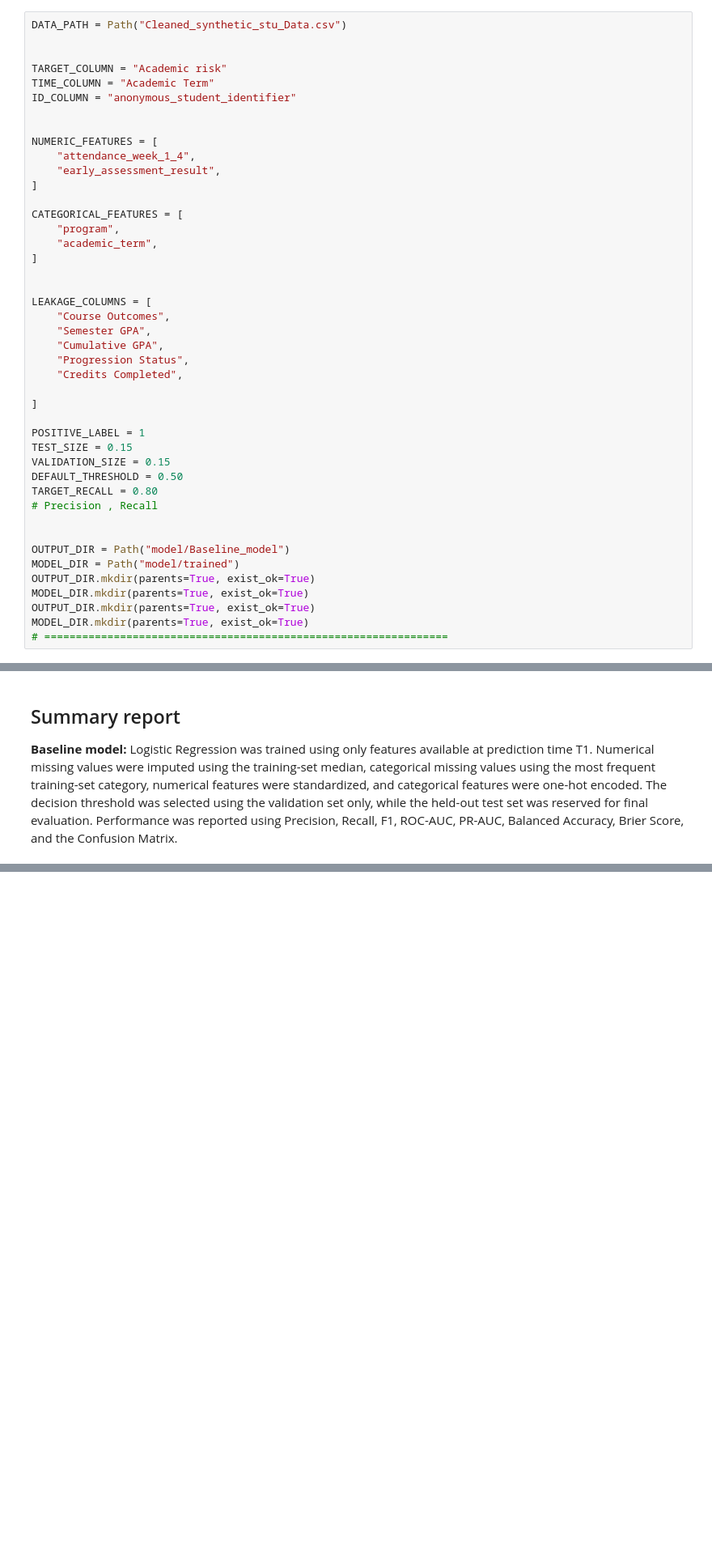
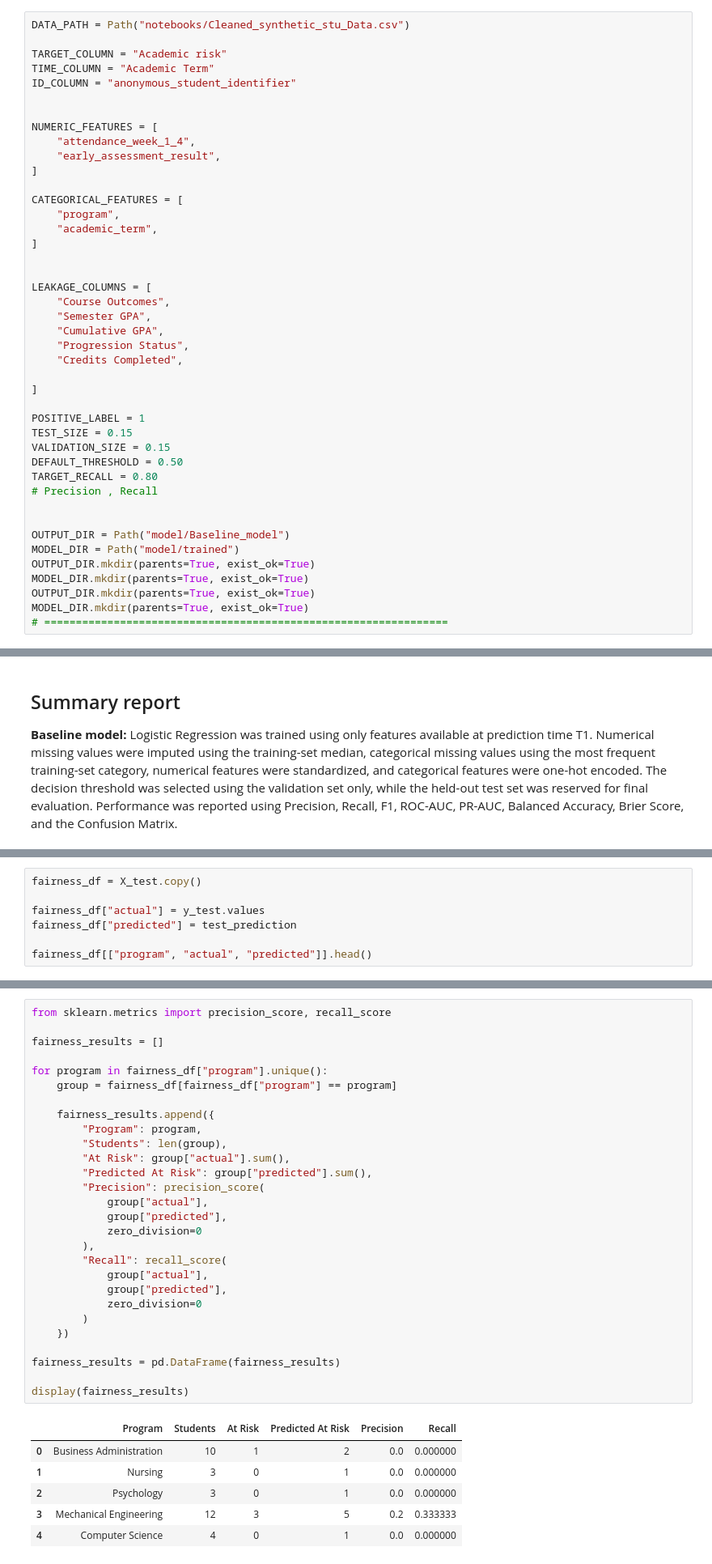
Before and after one commit to Ran1An9k/DS502_early-warning-system, a Jupyter notebook: Model_Baseline_Complete.ipynb, the cells around one changed output, grey strips where cells are left out. Shown at 81% size. Cells and saved outputs as stored; diff of their text form; blank space fills up the shorter version.

Commit message:
Add Decision Tree model comparison and fairness evaluation

```diff
--- a/Model_Baseline_Complete.ipynb
+++ b/Model_Baseline_Complete.ipynb
@@ -47,8 +47,7 @@ RANDOM_STATE = 42
 - `TIME_COLUMN`: Optional, if exist will be used for timaline split.
 - `LEAKAGE_COLUMNS`: Which future columns or discovering the objective.
 # %%
-DATA_PATH = Path("Cleaned_synthetic_stu_Data.csv")
-
+DATA_PATH = Path("notebooks/Cleaned_synthetic_stu_Data.csv")
 
 TARGET_COLUMN = "Academic risk"
 TIME_COLUMN = "Academic Term"
@@ -642,0 +644,7 @@ Saved outputs:
+# %%
+fairness_df = X_test.copy()
+
+fairness_df["actual"] = y_test.values
+fairness_df["predicted"] = test_prediction
+
+fairness_df[["program", "actual", "predicted"]].head()
@@ -642,0 +658,35 @@ Saved outputs:
+# %%
+from sklearn.metrics import precision_score, recall_score
+
+fairness_results = []
+
+for program in fairness_df["program"].unique():
+    group = fairness_df[fairness_df["program"] == program]
+
+    fairness_results.append({
+        "Program": program,
+        "Students": len(group),
+        "At Risk": group["actual"].sum(),
+        "Predicted At Risk": group["predicted"].sum(),
+        "Precision": precision_score(
+            group["actual"],
+            group["predicted"],
+            zero_division=0
+        ),
+        "Recall": recall_score(
+            group["actual"],
+            group["predicted"],
+            zero_division=0
+        )
+    })
+
+fairness_results = pd.DataFrame(fairness_results)
+
+display(fairness_results)
+# %% [output]
+|  | Program | Students | At Risk | Predicted At Risk | Precision | Recall |
+| 0 | Business Administration | 10 | 1 | 2 | 0.0 | 0.000000 |
+| 1 | Nursing | 3 | 0 | 1 | 0.0 | 0.000000 |
+| 2 | Psychology | 3 | 0 | 1 | 0.0 | 0.000000 |
+| 3 | Mechanical Engineering | 12 | 3 | 5 | 0.2 | 0.333333 |
+| 4 | Computer Science | 4 | 0 | 1 | 0.0 | 0.000000 |
```
Also changed, not shown: parts of 2 cells of this notebook, 16 other files.
